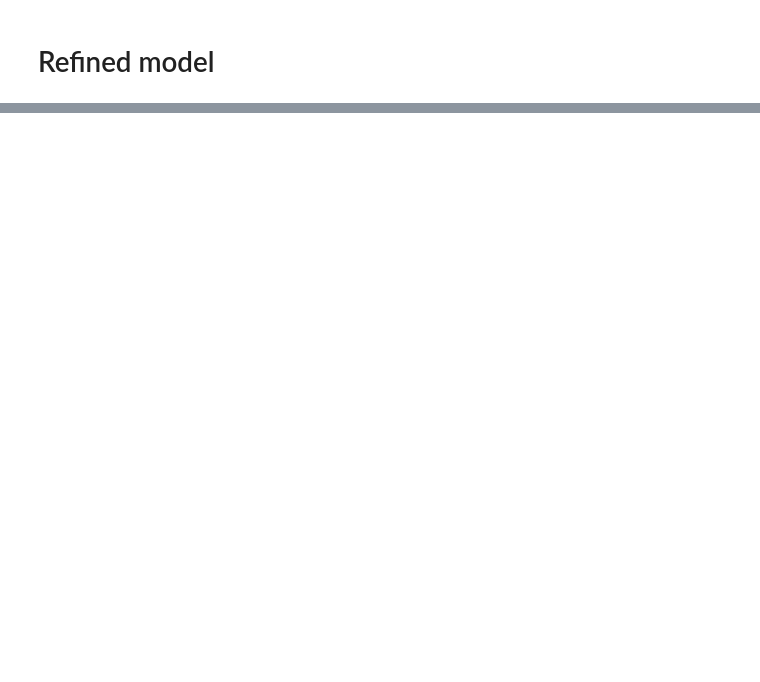
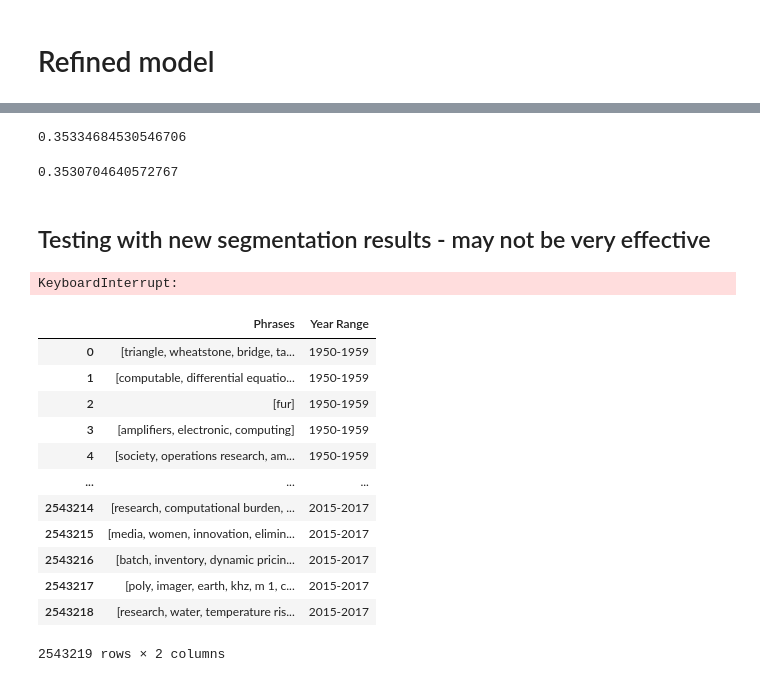
Before and after one commit to jamesjaeyu/autophrase_over_time, a Jupyter notebook: notebooks/model_generation_James.ipynb, the cells around one changed output, grey strips where cells are left out. Cells and saved outputs as stored; diff of their text form; code cells hidden in the pictures; blank space fills up the shorter version.

```diff
--- a/notebooks/model_generation_James.ipynb
+++ b/notebooks/model_generation_James.ipynb
@@ -591,0 +564,46 @@ Name: Year, dtype: int64
+# %%
+# 0.339 with DecisionTreeClassifier
+# RandomForest took too long to train
+# 0.353 with AdaBoostClassifier
+pl.score(X_test, y_test)
+# %% [output]
+0.35334684530546706
+# %%
+# Accuracy to beat: 0.353 (if we just guessed the most common year label)
+(y_test == '2010-2014').mean()
+# %% [output]
+0.3530704640572767
+# %% [markdown]
+## Testing with new segmentation results - may not be very effective
+# %%
+# Processes the new segmentation csvs (high quality phrases, no duplicates)
+infolder = '../results/test'
+subfolders = glob(infolder + '/*.csv')
+#subfolders = list(filter(lambda x: 'segmented' in x, subfolders))
+data = pd.DataFrame(columns=['Phrases', 'Year Range'])
+for fp in subfolders:
+    df = pd.read_csv(fp, index_col=0)
+    df = df.dropna()
+    #df['Num Phrases'] = df.apply(lambda x: len(x['Phrases'].split(',')), axis=1)
+    #df = df.drop('Phrases', axis=1)
+    data = data.append(df, ignore_index=True)
+data = data.dropna()
+data['Phrases'] = data['Phrases'].map(lambda x: x.split(','))
+# %% [output]
+KeyboardInterrupt:
+# %%
+data
+# %% [output]
+|  | Phrases | Year Range |
+| 0 | [triangle, wheatstone, bridge, ta... | 1950-1959 |
+| 1 | [computable, differential equatio... | 1950-1959 |
+| 2 | [fur] | 1950-1959 |
+| 3 | [amplifiers, electronic, computing] | 1950-1959 |
+| 4 | [society, operations research, am... | 1950-1959 |
+| ... | ... | ... |
+| 2543214 | [research, computational burden, ... | 2015-2017 |
+| 2543215 | [media, women, innovation, elimin... | 2015-2017 |
+| 2543216 | [batch, inventory, dynamic pricin... | 2015-2017 |
+| 2543217 | [poly, imager, earth, khz, m 1, c... | 2015-2017 |
+| 2543218 | [research, water, temperature ris... | 2015-2017 |
+2543219 rows × 2 columns
```
Also changed, not shown: parts of 52 cells of this notebook, 2 other files.
